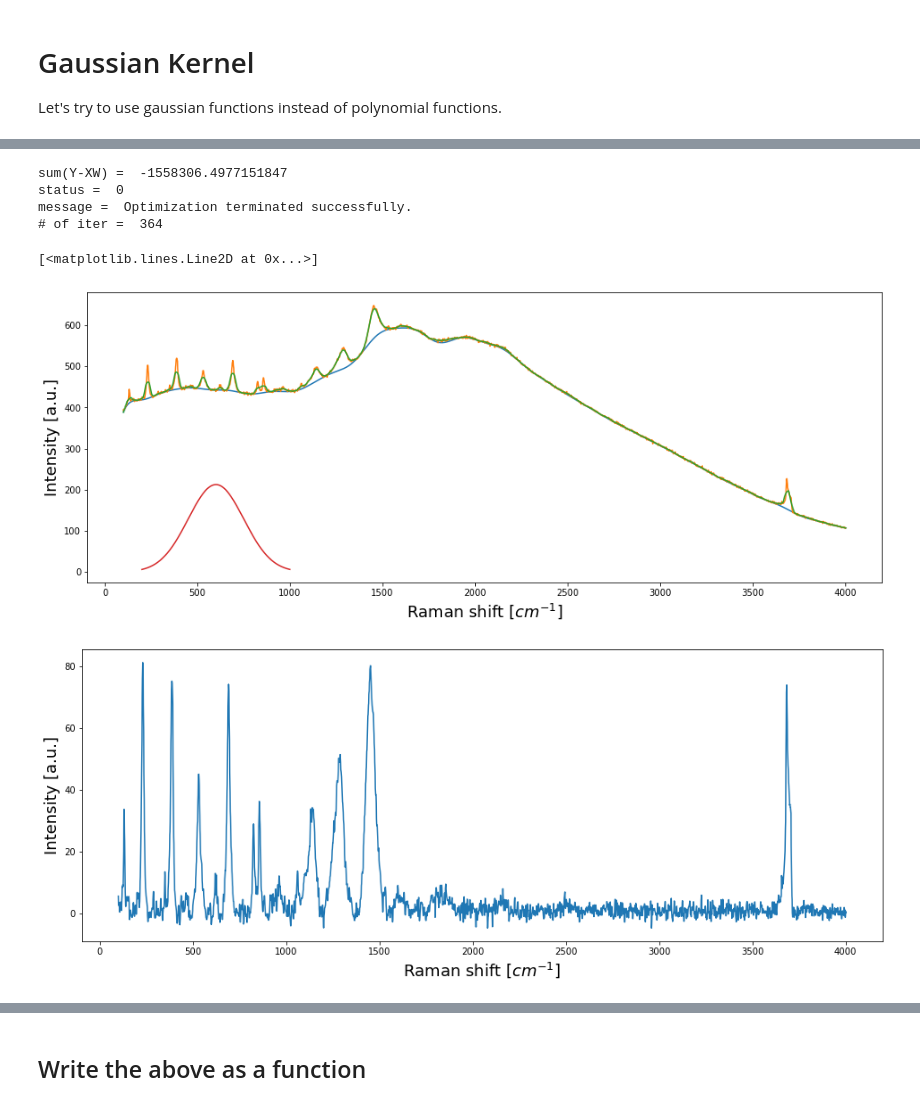
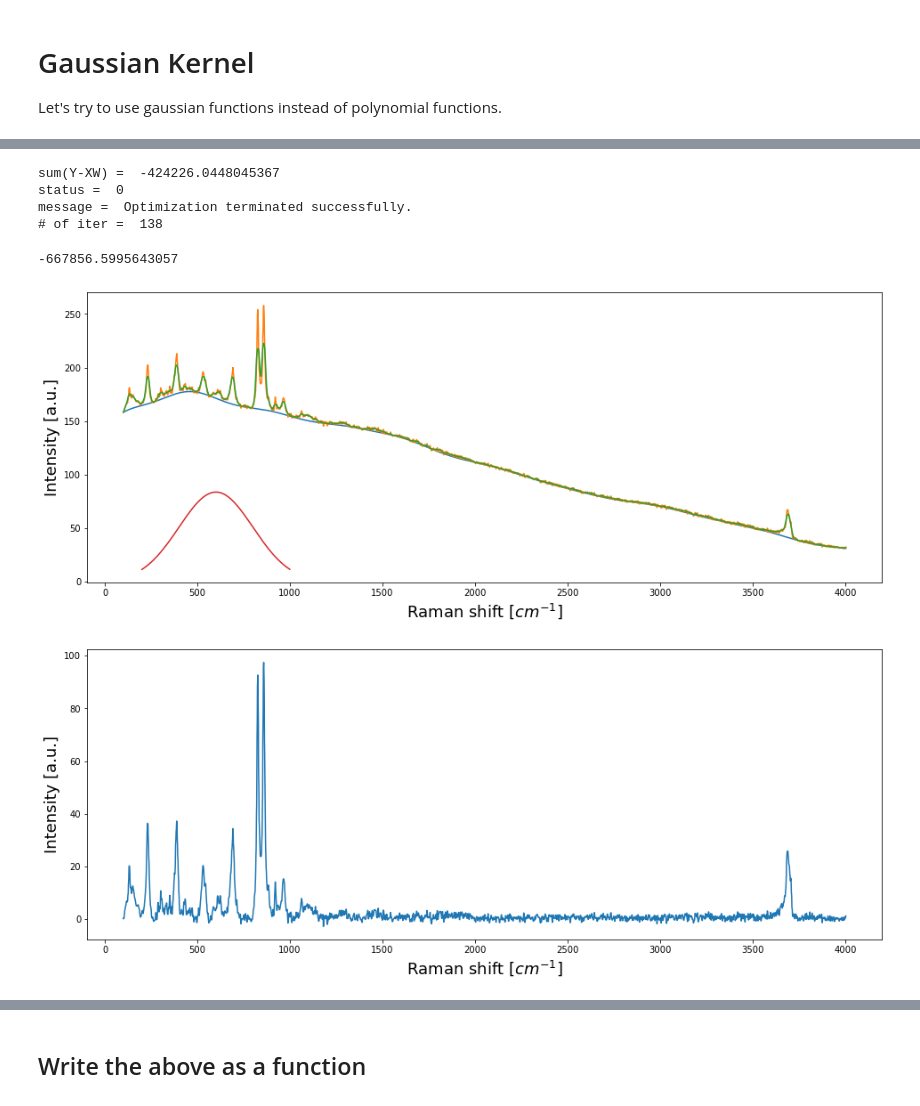
Before and after one commit to FabioBrugnara/pyram, a Jupyter notebook: background_elimination_4_Raman/via linear programming/background_elimination_via_linear_programmin.ipynb, the cells around one changed output, grey strips where cells are left out. Cells and saved outputs as stored; diff of their text form; code cells hidden in the pictures.

```diff
--- a/background_elimination_4_Raman/via linear programming/background_elimination_via_linear_programmin.ipynb
+++ b/background_elimination_4_Raman/via linear programming/background_elimination_via_linear_programmin.ipynb
@@ -63,12 +58,20 @@ data = pd.read_csv('./data/S1_mapA_11x11.txt', delim_whitespace=True, names=name
+# %%
+# open txt file with numpy array
+n=11
+
+temp = np.loadtxt('./data/S1_mapA_11x11.txt')
+wn = temp[:,0]
+data = np.zeros((n,n,len(wn)))
+for i in range(n):
+    for j in range(n):
+        data[i,j,:] = temp[:,1+i*n+j]
 # %% [markdown]
 # The procedure
 # %% [markdown]
 The first step is the spectrum interpolation. This is something we do for each used spectrum just for simplicity. As can be seen from the plot there is absolutely no differences in the shape of the original spectrum and the interpolated one.
 # %%
-col= 'r5c7'  #'r5c2'
-S =np.array(data[['wn',col]].copy()).transpose()
-S=S[:,0:1200]
-#S=S[:,1300:]
+S = np.array([wn,data[10,10]])
+
 raman_plot()
 plt.plot(S[0],S[1], label = 'original')
 S=interpol(S)
@@ -288,8 +292,8 @@ plt.plot(S[0],S[1]-BKG[1])
 # Gaussian Kernel
 Let's try to use gaussian functions instead of polynomial functions.
 # %%
-col= 'r3c5'#'r1c5'  #'r5c2'
-S =np.array(data[['wn',col]].copy()).transpose()
+S = np.array([wn,data[10,10]])
+
 raman_plot()
 plt.plot(S[0],S[1], label = 'original')
 S=interpol(S)
@@ -297,7 +301,7 @@ plt.plot(S[0],S[1], label = 'interpolated')
 plt.title('Spectrum on which to test the analysis',fontsize=18,fontweight='bold')
 plt.legend()
 #############################################################################################
-L_n=31                                      #lenght of smoothing filter for noise removal  #                                                                                 #
+L_n=21                                      #lenght of smoothing filter for noise removal  #                                                                                 #
 #############################################################################################
 S_smooth = S.copy()
 S_smooth[1]=savgol_filter(S[1],L_n,1)
@@ -316,7 +320,7 @@ plt.legend()
 # %%
 # GENERATIVE FUNCTION
-p= 100   # number of Gaussians
-sigma = 150
+p= 50   # number of Gaussians
+sigma = 200
 edge_width = 1 # this is for the edge problem of fitting
 edge_weight = 1
 
@@ -326,39 +330,40 @@ X = np.zeros((len(S_smooth[0]),p))
 
 for i in enumerate(np.linspace(S_smooth[0,0]-sigma,S_smooth[0,-1]+sigma,p)):
    X[:, i[0]] = 1/(np.sqrt(2*np.pi)*sigma)*np.exp(-(S_smooth[0]-i[1])**(2)/(2*sigma**2))
 
 # vector C
 H = np.concatenate((np.ones(edge_width)*edge_weight, np.ones(X.shape[0]-2*edge_width), np.ones(edge_width)*edge_weight))
 C = - np.dot(H,X)
 
 # solving the linear programming problem
-res = linprog(C, A_ub=X, b_ub = S_smooth[1],bounds = (-1e6, None), method='highs-ds')
+res = linprog(C, A_ub=X, b_ub = S_smooth[1],bounds = (0, None), method='highs-ds')
 W = res['x']
 print('sum(Y-XW) = ', res['fun'])
 print('status = ', res['status'])
 print('message = ', res['message'])
 print('# of iter = ', res['nit'])
 
 # generate the BKG
 BKG = np.dot(X,W)
 raman_plot()
 plt.plot(S[0], BKG)
 plt.plot(S[0],S[1])
 plt.plot(S_smooth[0],S_smooth[1])
 XX = np.arange(200,1000)
 
 plt.plot(XX, S[1,100]/2*(np.exp(-(XX-600)**(2)/(2*sigma**2))),label='Kernel function')
 # SUBTRACTION
 raman_plot()
 plt.plot(S[0],S[1]-BKG)
+-667856.5995643057
 # %% [output]
-sum(Y-XW) =  -1558306.4977151847
+sum(Y-XW) =  -424226.0448045367
 status =  0
 message =  Optimization terminated successfully.
-# of iter =  364
+# of iter =  138
-[<matplotlib.lines.Line2D at 0x...>]
+-667856.5995643057
-[figure, old version]
+[figure, new version]
-[figure, old version]
+[figure, new version]
 # %%
 plt.plot(W,'o')
 # %% [output]
```
Also changed, not shown: parts of 11 cells of this notebook, 4 other files.
